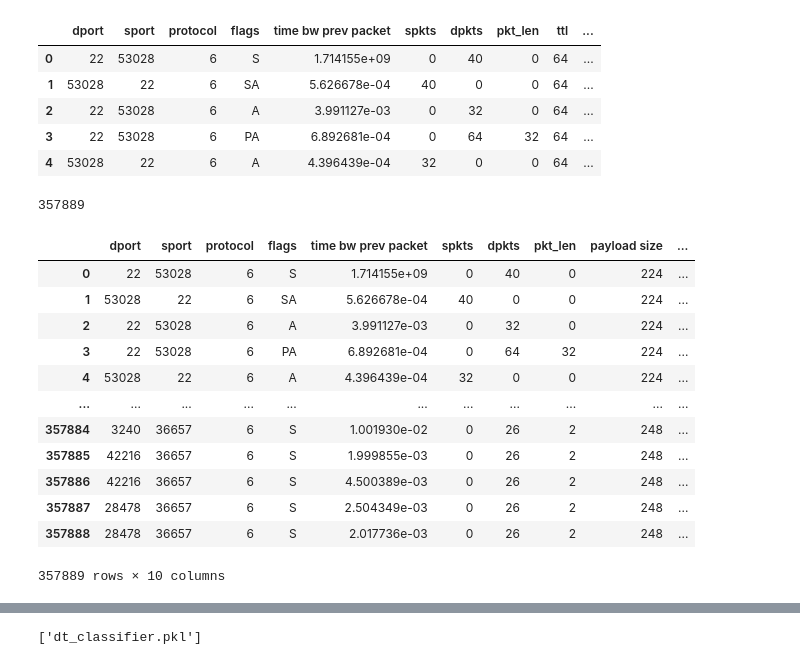
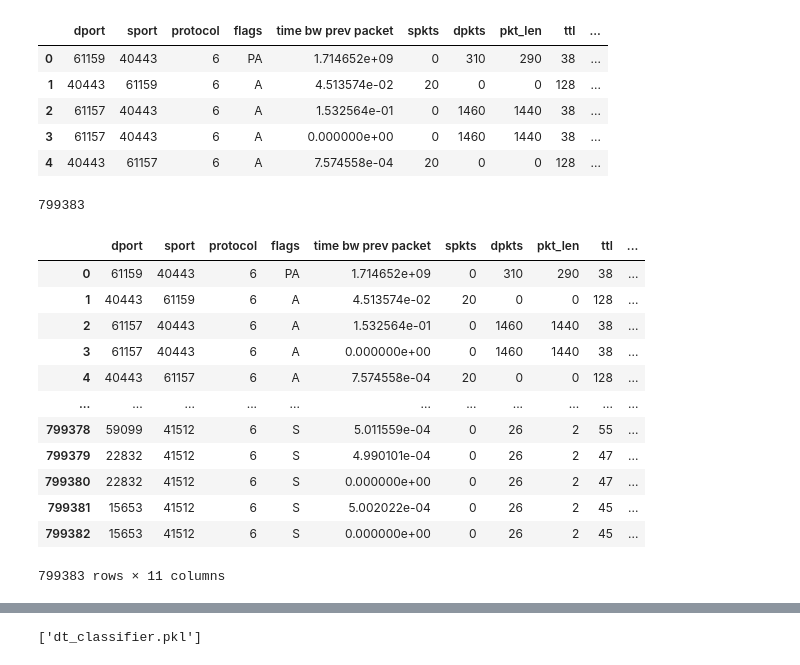
Before and after one commit to Hussain-Javed-K213584/NIDSv2, a Jupyter notebook: model_training/model.ipynb, the cells around one changed output, grey strips where cells are left out. Drawn from its saved outputs; the diff is of its cells as text; code cells hidden in the pictures.

```diff
--- a/model_training/model.ipynb
+++ b/model_training/model.ipynb
@@ -6,46 +6,45 @@ from sklearn.model_selection import train_test_split
 from sklearn import metrics
 # %%
 columns = [
-            'dport', 'sport','protocol', 'flags', 'time bw prev packet','spkts','dpkts' ,'pkt_len', 'payload size', 'label'
+            'dport', 'sport','protocol', 'flags', 'time bw prev packet','spkts','dpkts' ,'pkt_len', 'ttl', 'payload size', 'label'
         ]
 
-dataset = pd.read_csv('../datasets/dataset.csv')
+dataset = pd.read_csv('../datasets/datasetv2.csv')
 dataset.head()
 # %% [output]
 |  | dport | sport | protocol | flags | time bw prev packet | spkts | dpkts | pkt_len | ttl | ... |
-| 0 | 22 | 53028 | 6 | S | 1.714155e+09 | 0 | 40 | 0 | 64 | ... |
-| 1 | 53028 | 22 | 6 | SA | 5.626678e-04 | 40 | 0 | 0 | 64 | ... |
-| 2 | 22 | 53028 | 6 | A | 3.991127e-03 | 0 | 32 | 0 | 64 | ... |
-| 3 | 22 | 53028 | 6 | PA | 6.892681e-04 | 0 | 64 | 32 | 64 | ... |
-| 4 | 53028 | 22 | 6 | A | 4.396439e-04 | 32 | 0 | 0 | 64 | ... |
+| 0 | 61159 | 40443 | 6 | PA | 1.714652e+09 | 0 | 310 | 290 | 38 | ... |
+| 1 | 40443 | 61159 | 6 | A | 4.513574e-02 | 20 | 0 | 0 | 128 | ... |
+| 2 | 61157 | 40443 | 6 | A | 1.532564e-01 | 0 | 1460 | 1440 | 38 | ... |
+| 3 | 61157 | 40443 | 6 | A | 0.000000e+00 | 0 | 1460 | 1440 | 38 | ... |
+| 4 | 40443 | 61157 | 6 | A | 7.574558e-04 | 20 | 0 | 0 | 128 | ... |
 # %%
 len(dataset.index)
 # %% [output]
-357889
+799383
 # %%
 if mixed_dtypes := {c: dtype for c in dataset.columns if (dtype := pd.api.types.infer_dtype(dataset[c])).startswith("mixed")}:
     print(f"Columns with mixed data types: {mixed_dtypes}")
 # %%
 # Replace 'nan' values with -1
 
 dataset.fillna({'flags':'9'}, inplace=True)
-# Drop useless ttl column for now
-dataset = dataset.drop('ttl', axis=1)
+
 dataset
 # %% [output]
-|  | dport | sport | protocol | flags | time bw prev packet | spkts | dpkts | pkt_len | payload size | ... |
-| 0 | 22 | 53028 | 6 | S | 1.714155e+09 | 0 | 40 | 0 | 224 | ... |
-| 1 | 53028 | 22 | 6 | SA | 5.626678e-04 | 40 | 0 | 0 | 224 | ... |
-| 2 | 22 | 53028 | 6 | A | 3.991127e-03 | 0 | 32 | 0 | 224 | ... |
-| 3 | 22 | 53028 | 6 | PA | 6.892681e-04 | 0 | 64 | 32 | 224 | ... |
-| 4 | 53028 | 22 | 6 | A | 4.396439e-04 | 32 | 0 | 0 | 224 | ... |
+|  | dport | sport | protocol | flags | time bw prev packet | spkts | dpkts | pkt_len | ttl | ... |
+| 0 | 61159 | 40443 | 6 | PA | 1.714652e+09 | 0 | 310 | 290 | 38 | ... |
+| 1 | 40443 | 61159 | 6 | A | 4.513574e-02 | 20 | 0 | 0 | 128 | ... |
+| 2 | 61157 | 40443 | 6 | A | 1.532564e-01 | 0 | 1460 | 1440 | 38 | ... |
+| 3 | 61157 | 40443 | 6 | A | 0.000000e+00 | 0 | 1460 | 1440 | 38 | ... |
+| 4 | 40443 | 61157 | 6 | A | 7.574558e-04 | 20 | 0 | 0 | 128 | ... |
 | ... | ... | ... | ... | ... | ... | ... | ... | ... | ... | ... |
-| 357884 | 3240 | 36657 | 6 | S | 1.001930e-02 | 0 | 26 | 2 | 248 | ... |
-| 357885 | 42216 | 36657 | 6 | S | 1.999855e-03 | 0 | 26 | 2 | 248 | ... |
-| 357886 | 42216 | 36657 | 6 | S | 4.500389e-03 | 0 | 26 | 2 | 248 | ... |
-| 357887 | 28478 | 36657 | 6 | S | 2.504349e-03 | 0 | 26 | 2 | 248 | ... |
-| 357888 | 28478 | 36657 | 6 | S | 2.017736e-03 | 0 | 26 | 2 | 248 | ... |
+| 799378 | 59099 | 41512 | 6 | S | 5.011559e-04 | 0 | 26 | 2 | 55 | ... |
+| 799379 | 22832 | 41512 | 6 | S | 4.990101e-04 | 0 | 26 | 2 | 47 | ... |
+| 799380 | 22832 | 41512 | 6 | S | 0.000000e+00 | 0 | 26 | 2 | 47 | ... |
+| 799381 | 15653 | 41512 | 6 | S | 5.002022e-04 | 0 | 26 | 2 | 45 | ... |
+| 799382 | 15653 | 41512 | 6 | S | 0.000000e+00 | 0 | 26 | 2 | 45 | ... |
-357889 rows × 10 columns
+799383 rows × 11 columns
 # %%
 dataset[dataset['flags'].isna()] # No values are NaN now
 # %% [output]
```
Also changed, not shown: parts of 5 cells of this notebook, 14 other files.
